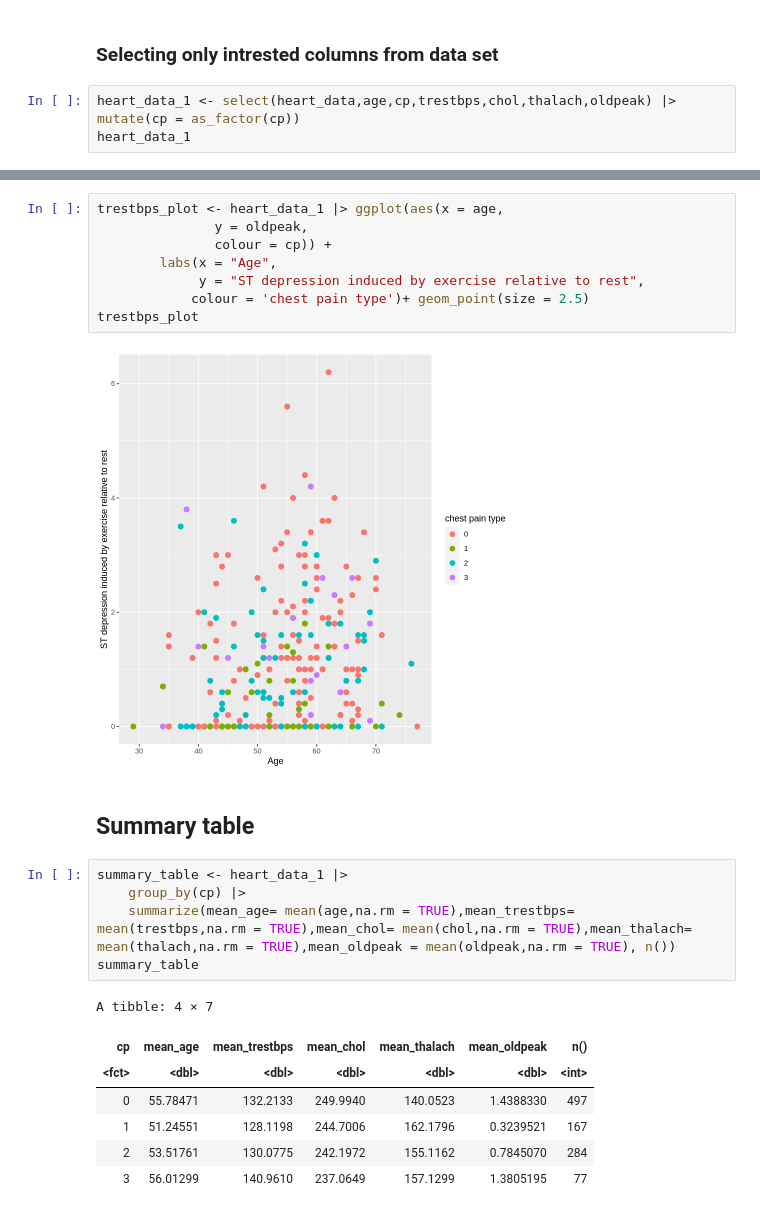
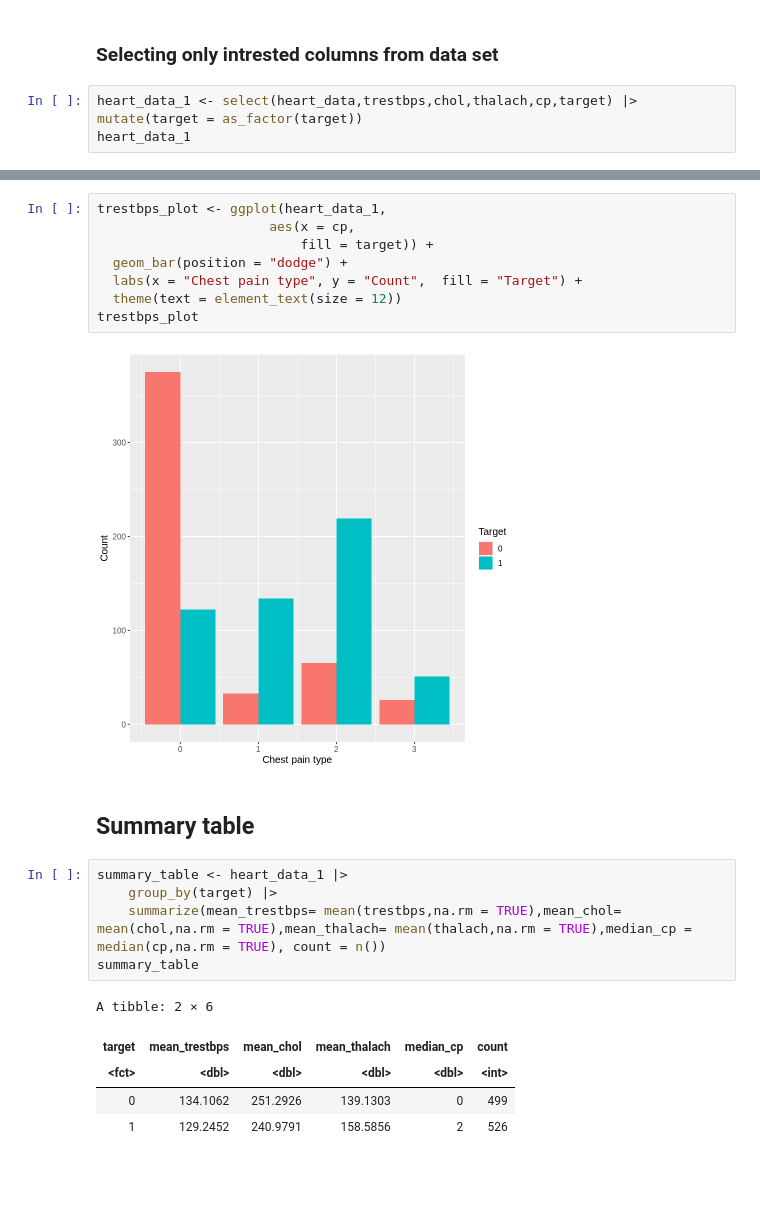
Before and after one commit to carriexu26/DSCI-Group-Project, a Jupyter notebook: heart_disease.ipynb, the cells around one changed output, grey strips where cells are left out. Cells and saved outputs as stored; diff of their text form; blank space fills up the shorter version.

```diff
--- a/heart_disease.ipynb
+++ b/heart_disease.ipynb
@@ -41,6 +107,6 @@ A spec_tbl_df: 1025 × 14
 # %% [markdown]
 ### Selecting only intrested columns from data set
 # %%
-heart_data_1 <- select(heart_data,age,cp,trestbps,chol,thalach,oldpeak) |> mutate(cp = as_factor(cp))
+heart_data_1 <- select(heart_data,trestbps,chol,thalach,cp,target) |> mutate(target = as_factor(target))
 heart_data_1
 # %% [output]
@@ -98,25 +152,23 @@ trestbps_plot
 # %%
-trestbps_plot <- heart_data_1 |> ggplot(aes(x = age,
-               y = oldpeak,
-               colour = cp)) +
-        labs(x = "Age",
-             y = "ST depression induced by exercise relative to rest",
-            colour = 'chest pain type')+ geom_point(size = 2.5)
+trestbps_plot <- ggplot(heart_data_1,
+                      aes(x = cp,
+                          fill = target)) +
+  geom_bar(position = "dodge") +
+  labs(x = "Chest pain type", y = "Count",  fill = "Target") +
+  theme(text = element_text(size = 12))
 trestbps_plot
 # %% [output]
-[figure, old version]
+[figure, new version]
 # %% [markdown]
 ## Summary table
 # %%
 summary_table <- heart_data_1 |>
-    group_by(cp) |>
-    summarize(mean_age= mean(age,na.rm = TRUE),mean_trestbps= mean(trestbps,na.rm = TRUE),mean_chol= mean(chol,na.rm = TRUE),mean_thalach= mean(thalach,na.rm = TRUE),mean_oldpeak = mean(oldpeak,na.rm = TRUE), n())
+    group_by(target) |>
+    summarize(mean_trestbps= mean(trestbps,na.rm = TRUE),mean_chol= mean(chol,na.rm = TRUE),mean_thalach= mean(thalach,na.rm = TRUE),median_cp = median(cp,na.rm = TRUE), count = n())
 summary_table
 # %% [output]
-A tibble: 4 × 7
+A tibble: 2 × 6
-| cp | mean_age | mean_trestbps | mean_chol | mean_thalach | mean_oldpeak | n() |
-| <fct> | <dbl> | <dbl> | <dbl> | <dbl> | <dbl> | <int> |
-| 0 | 55.78471 | 132.2133 | 249.9940 | 140.0523 | 1.4388330 | 497 |
-| 1 | 51.24551 | 128.1198 | 244.7006 | 162.1796 | 0.3239521 | 167 |
-| 2 | 53.51761 | 130.0775 | 242.1972 | 155.1162 | 0.7845070 | 284 |
-| 3 | 56.01299 | 140.9610 | 237.0649 | 157.1299 | 1.3805195 | 77 |
+| target | mean_trestbps | mean_chol | mean_thalach | median_cp | count |
+| <fct> | <dbl> | <dbl> | <dbl> | <dbl> | <int> |
+| 0 | 134.1062 | 251.2926 | 139.1303 | 0 | 499 |
+| 1 | 129.2452 | 240.9791 | 158.5856 | 2 | 526 |
```
Also changed, not shown: parts of 13 cells of this notebook, 1 other file.
